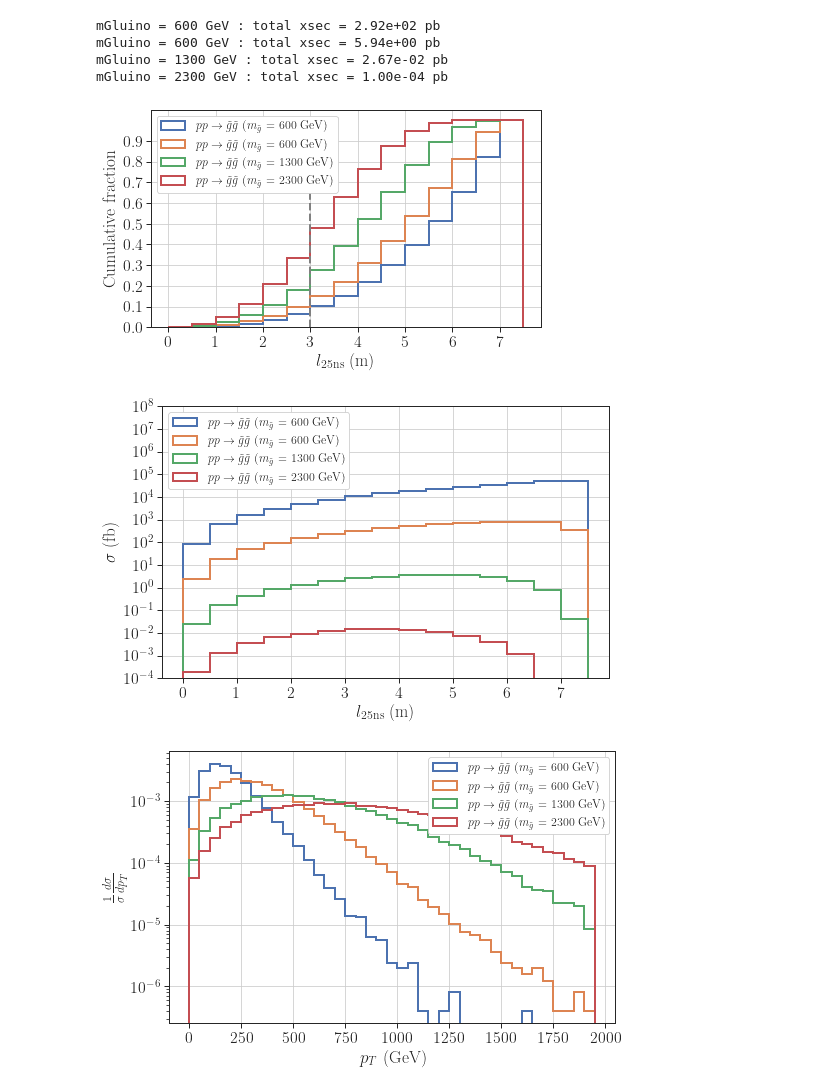
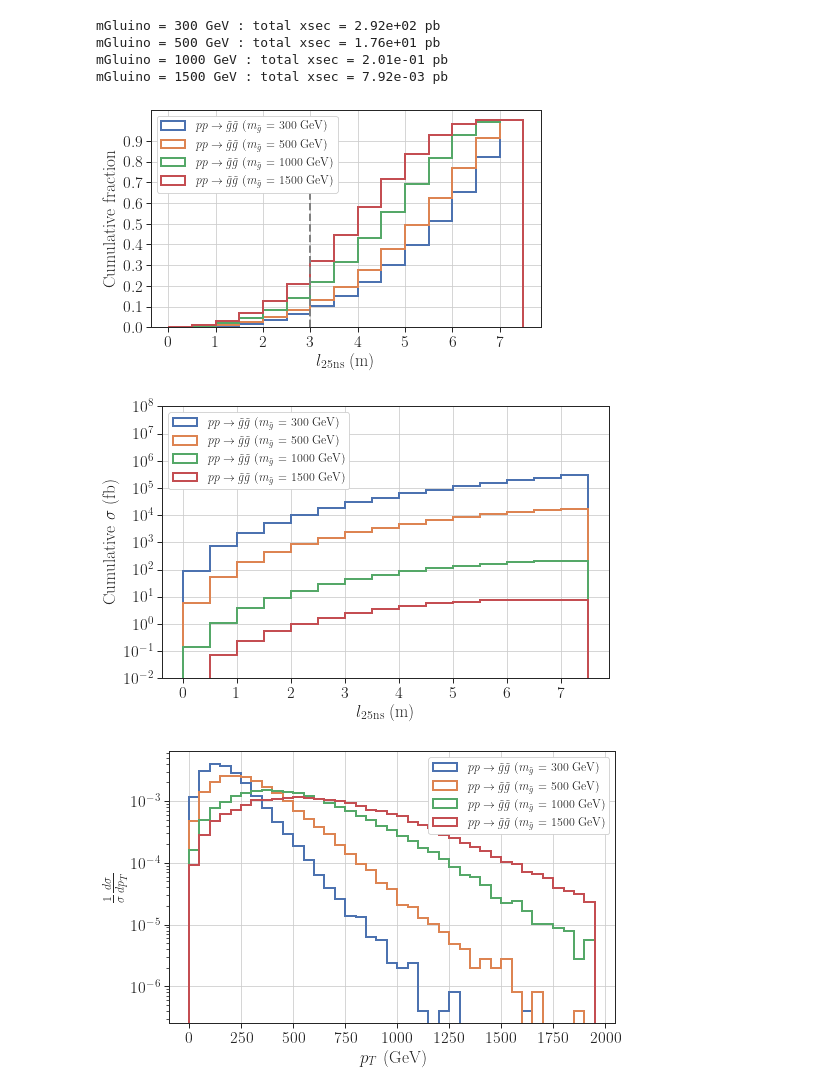
Before and after one commit to andlessa/llpBoost, a Jupyter notebook: plots/plotDists-Gluino.ipynb, the cells around one changed output. Cells and saved outputs as stored; diff of their text form; code cells hidden in the pictures.

```diff
--- a/plots/plotDists-Gluino.ipynb
+++ b/plots/plotDists-Gluino.ipynb
@@ -22,10 +22,10 @@ sns.set_style('ticks',{'font.family':'Times New Roman', 'font.serif':'Times New
 sns.set_context('paper', font_scale=1.8)
 cm = plt.cm.get_cmap('RdYlBu')
 # %%
-fList = ['../pp2GG/Events/run_01/unweighted_events.lhe.gz',
-        '../pp2GG/Events/run_02/unweighted_events.lhe.gz',
-         '../pp2GG/Events/run_03/unweighted_events.lhe.gz',
-        '../pp2GG/Events/run_04/unweighted_events.lhe.gz']
+fList = ['../processFolders/pp2GG/Events/run_01/unweighted_events.lhe.gz',
+        '../processFolders/pp2GG/Events/run_02/unweighted_events.lhe.gz',
+         '../processFolders/pp2GG/Events/run_03/unweighted_events.lhe.gz',
+        '../processFolders/pp2GG/Events/run_04/unweighted_events.lhe.gz']
 # %%
 infoDict = {f : getInfo(f) for f in fList}
 # %%
@@ -40,10 +40,10 @@ infoDict = {key : val for key,val in sorted(list(infoDict.items()), key = lambda
 for infoD in infoDict.values():
     print(r'mGluino = %1.0f GeV : total xsec = %1.2e pb' %(infoD['mGluino'],sum(infoD['go'].weightList)))
 # %% [output]
-mGluino = 600 GeV : total xsec = 2.92e+02 pb
-mGluino = 600 GeV : total xsec = 5.94e+00 pb
-mGluino = 1300 GeV : total xsec = 2.67e-02 pb
-mGluino = 2300 GeV : total xsec = 1.00e-04 pb
+mGluino = 300 GeV : total xsec = 2.92e+02 pb
+mGluino = 500 GeV : total xsec = 1.76e+01 pb
+mGluino = 1000 GeV : total xsec = 2.01e-01 pb
+mGluino = 1500 GeV : total xsec = 7.92e-03 pb
 # %%
 plt.figure(figsize=(7,4))
 bins=np.arange(0.,8.0,0.5)
@@ -68,31 +68,31 @@ plt.grid()
 plt.ylabel('Cumulative fraction')
 plt.show()
 # %% [output]
-[figure, old version]
+[figure, new version]
 # %%
 plt.figure(figsize=(8,5))
 bins=np.arange(0.,8.0,0.5)
 for infoD in infoDict.values():
     go = infoD['go']
     l = np.array(go.Beta)*3e8*25e-9
     w = np.array(go.weightList)*1e3
     label = infoD['process']
     label += r' ($m_{\tilde{g}}$ = %1.0f GeV)' %infoD['mGluino']
-    plt.hist(l,bins=bins,weights=w,
+    plt.hist(l,bins=bins,weights=w,cumulative=True,
              histtype='step',label=label,linewidth=2)
 
 # plt.hist(n1,bins=20,density=True,histtype='step',label=r'$\tilde{\chi}_1^0$',linewidth=2)
 plt.legend(loc='upper left',framealpha=1.0,fontsize=12)
 plt.yscale('log')
 plt.yticks(np.logspace(-4,8,13))
-plt.ylim(1e-4,1e8)
+plt.ylim(1e-2,1e8)
 plt.xlabel(r'$l_{\rm 25ns}$ (m)')
-plt.ylabel(r'$\sigma$ (fb)')
+plt.ylabel(r'Cumulative $\sigma$ (fb)')
 # plt.title('Propagation length')
 plt.grid()
 plt.show()
 # %% [output]
-[figure, old version]
+[figure, new version]
 # %%
 plt.figure(figsize=(8,5))
 bins=np.arange(0.,2000.0,50.0)
@@ -115,7 +115,7 @@ plt.ylabel(r'$\frac{1}{\sigma}\frac{d\sigma}{d p_T}$')
 plt.grid()
 plt.show()
 # %% [output]
-[figure, old version]
+[figure, new version]
 # %%
 plt.figure(figsize=(8,5))
 bins=np.arange(-3.,3.0,0.2)
```
Also changed, not shown: parts of 5 cells of this notebook, 8 other files.
